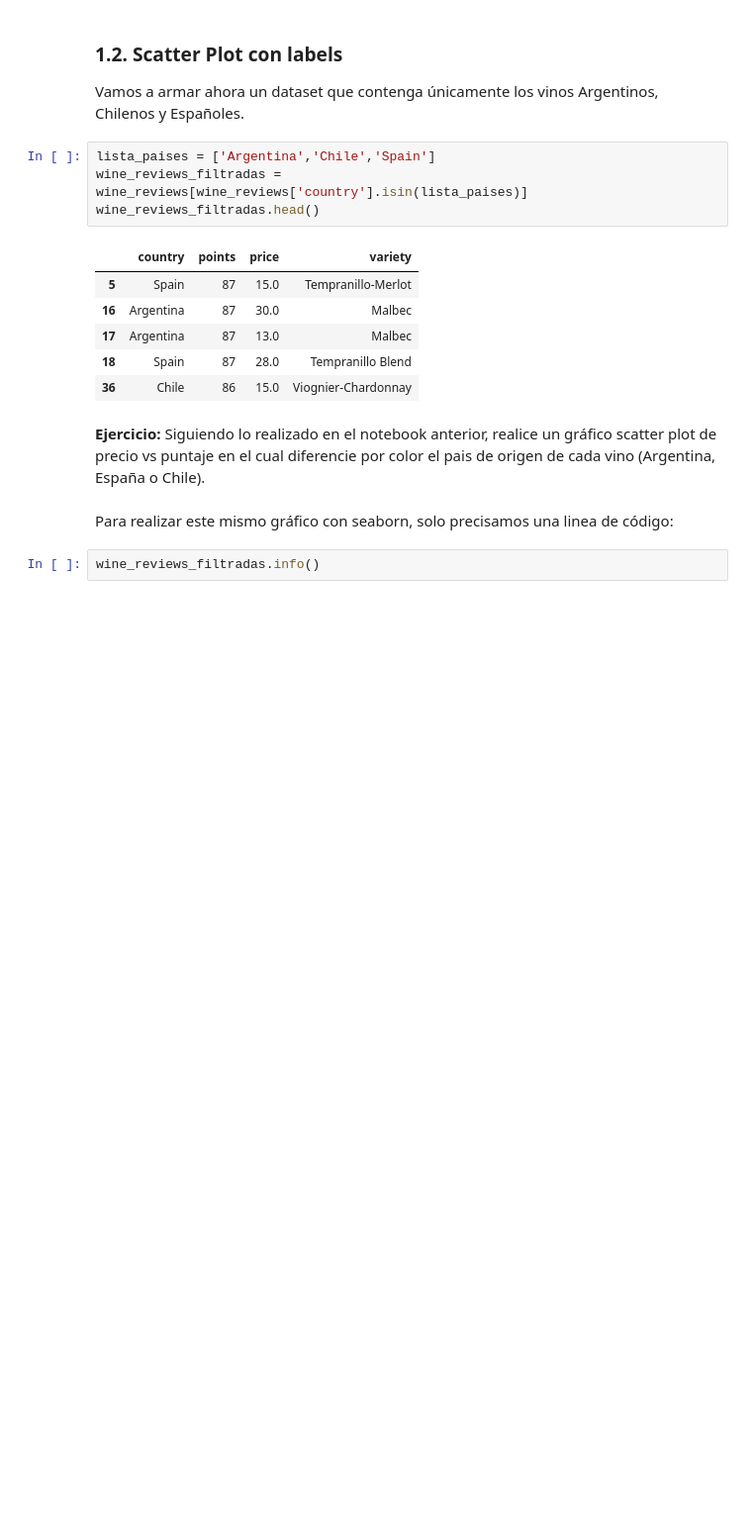
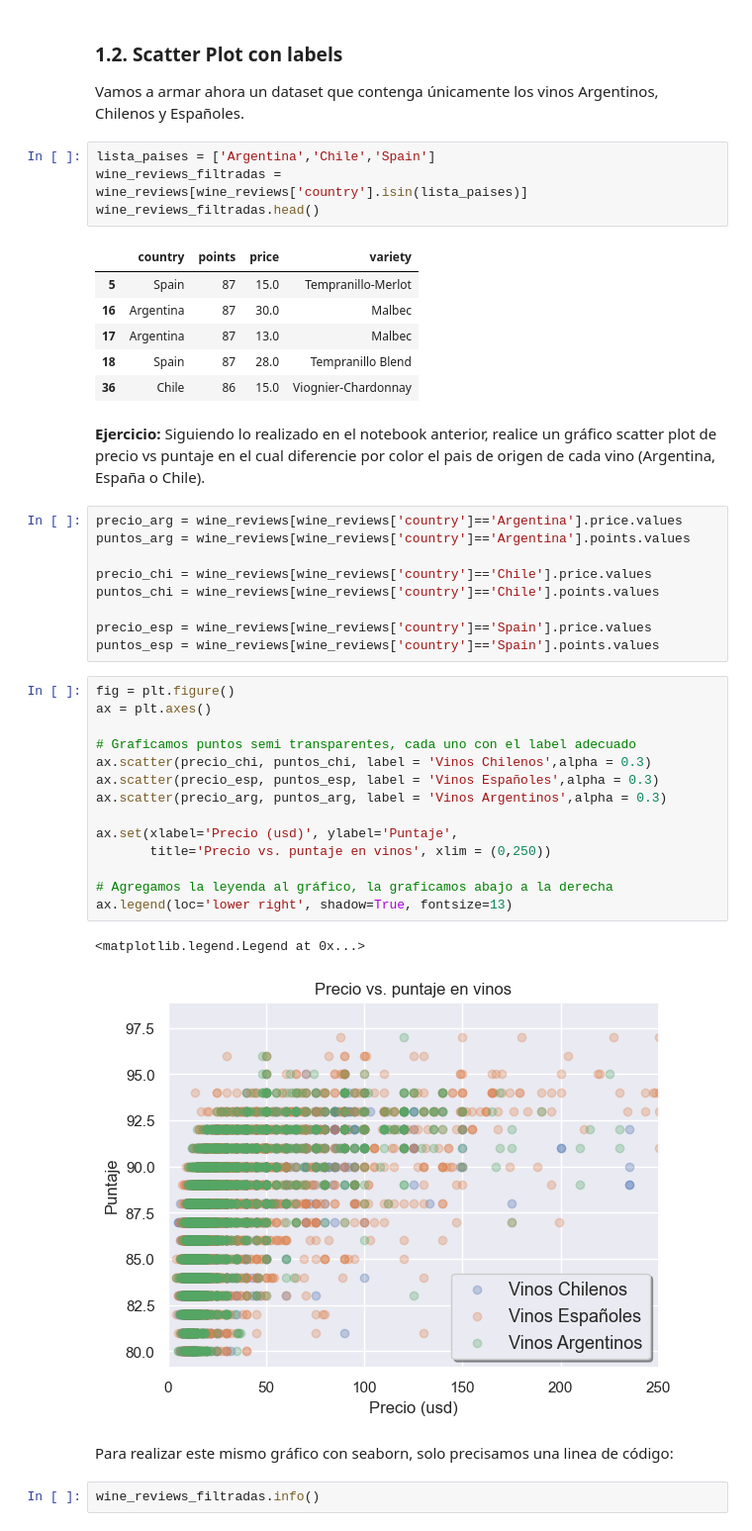
Before and after one commit to pablorobba/Homework-M5, a Jupyter notebook: Clase 07/Visualizacion Seaborn.ipynb, the cells around one changed output. Shown at 99% size. Cells and saved outputs as stored; diff of their text form; blank space fills up the shorter version.

```diff
--- a/Clase 07/Visualizacion Seaborn.ipynb
+++ b/Clase 07/Visualizacion Seaborn.ipynb
@@ -74,6 +74,32 @@ wine_reviews_filtradas.head()
 | 36 | Chile | 86 | 15.0 | Viognier-Chardonnay |
 # %% [markdown]
 **Ejercicio:** Siguiendo lo realizado en el notebook anterior, realice un gráfico scatter plot de precio vs puntaje en el cual diferencie por color el pais de origen de cada vino (Argentina, España o Chile).
+# %%
+precio_arg = wine_reviews[wine_reviews['country']=='Argentina'].price.values
+puntos_arg = wine_reviews[wine_reviews['country']=='Argentina'].points.values
+
+precio_chi = wine_reviews[wine_reviews['country']=='Chile'].price.values
+puntos_chi = wine_reviews[wine_reviews['country']=='Chile'].points.values
+
+precio_esp = wine_reviews[wine_reviews['country']=='Spain'].price.values
+puntos_esp = wine_reviews[wine_reviews['country']=='Spain'].points.values
+# %%
+fig = plt.figure()
+ax = plt.axes()
+
+# Graficamos puntos semi transparentes, cada uno con el label adecuado
+ax.scatter(precio_chi, puntos_chi, label = 'Vinos Chilenos',alpha = 0.3)
+ax.scatter(precio_esp, puntos_esp, label = 'Vinos Españoles',alpha = 0.3)
+ax.scatter(precio_arg, puntos_arg, label = 'Vinos Argentinos',alpha = 0.3)
+
+ax.set(xlabel='Precio (usd)', ylabel='Puntaje',
+       title='Precio vs. puntaje en vinos', xlim = (0,250))
+
+# Agregamos la leyenda al gráfico, la graficamos abajo a la derecha
+ax.legend(loc='lower right', shadow=True, fontsize=13)
+# %% [output]
+<matplotlib.legend.Legend at 0x...>
+[figure, added]
 # %% [markdown]
 Para realizar este mismo gráfico con seaborn, solo precisamos una linea de código:
 # %%
```
Also changed, not shown: parts of 4 cells of this notebook.
